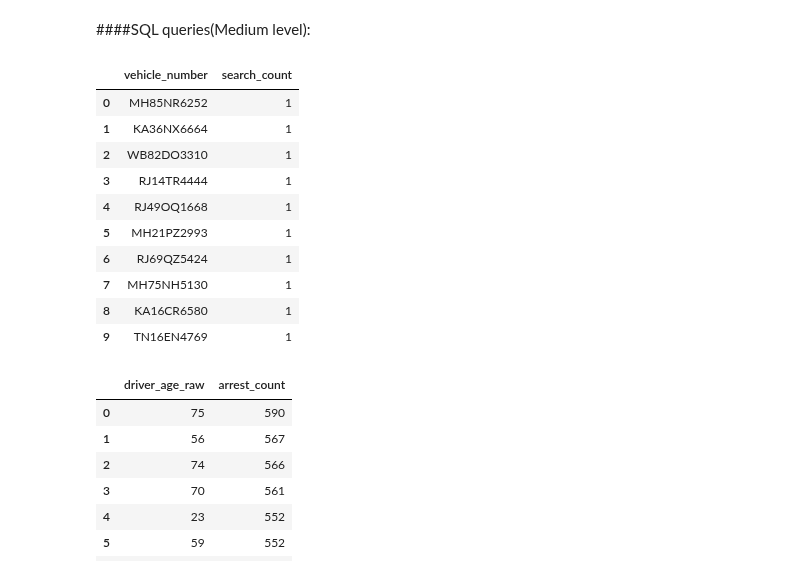
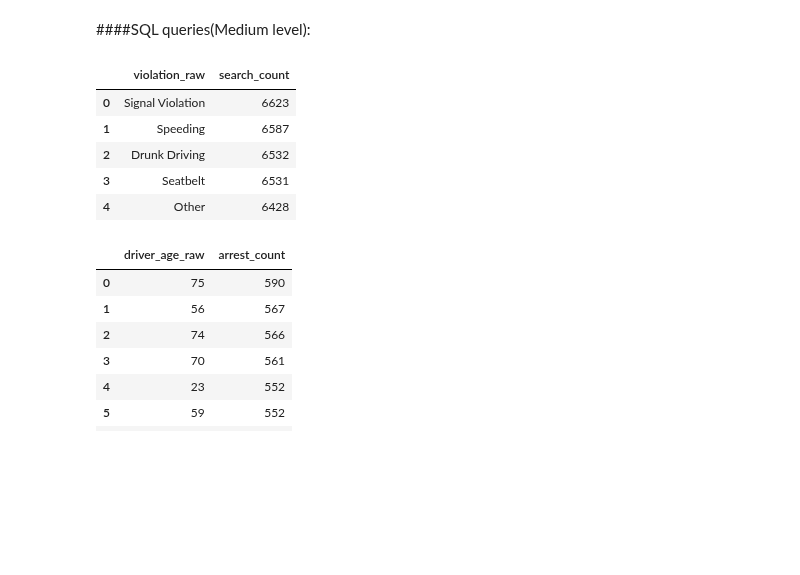
Before and after one commit to Infant-Joshva/Data-Science-learning-path, a Jupyter notebook: Mini_Project_1(Secure_check)Git/Mini_project_1(Secure_Check).ipynb, the cells around one changed output. Cells and saved outputs as stored; diff of their text form; code cells hidden in the pictures; blank space fills up the shorter version.

```diff
--- a/Mini_Project_1(Secure_check)Git/Mini_project_1(Secure_Check).ipynb
+++ b/Mini_Project_1(Secure_check)Git/Mini_project_1(Secure_Check).ipynb
@@ -314,22 +314,17 @@ slect_fulltable_df
 #  1.What are the top 10 vehicle_Number involved in drug-related stops?
 # %%
 # 2.Which vehicles were most frequently searched?
-query = """SELECT vehicle_number, COUNT(vehicle_number) AS search_count FROM traffic_stop WHERE search_conducted='TRUE' GROUP BY vehicle_number ORDER BY search_count DESC LIMIT 10;"""
+query = """SELECT violation_raw, COUNT(violation_raw) AS search_count FROM traffic_stop WHERE search_conducted='TRUE' GROUP BY violation_raw ORDER BY search_count DESC LIMIT 10;"""
 
 query_2_df = pd.read_sql(query,engine)
 query_2_df
 # %% [output]
-|  | vehicle_number | search_count |
-| 0 | MH85NR6252 | 1 |
-| 1 | KA36NX6664 | 1 |
-| 2 | WB82DO3310 | 1 |
-| 3 | RJ14TR4444 | 1 |
-| 4 | RJ49OQ1668 | 1 |
-| 5 | MH21PZ2993 | 1 |
-| 6 | RJ69QZ5424 | 1 |
-| 7 | MH75NH5130 | 1 |
-| 8 | KA16CR6580 | 1 |
-| 9 | TN16EN4769 | 1 |
+|  | violation_raw | search_count |
+| 0 | Signal Violation | 6623 |
+| 1 | Speeding | 6587 |
+| 2 | Drunk Driving | 6532 |
+| 3 | Seatbelt | 6531 |
+| 4 | Other | 6428 |
 # %%
 # 4.Which driver age group had the highest arrest rate?
 query = """SELECT driver_age_raw, COUNT(is_arrested) AS arrest_count FROM traffic_stop WHERE is_arrested= TRUE GROUP BY driver_age_raw ORDER BY arrest_count DESC LIMIT 10;"""
```
Also changed, not shown: parts of 7 cells of this notebook.
